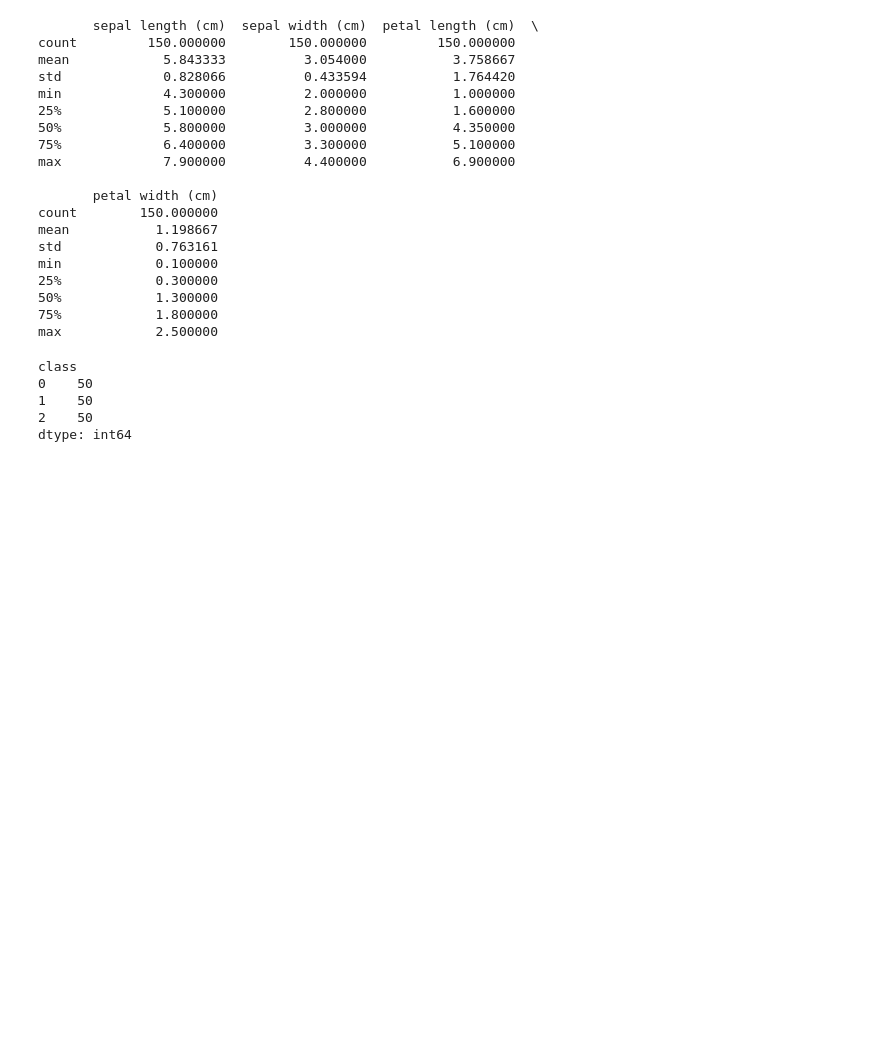
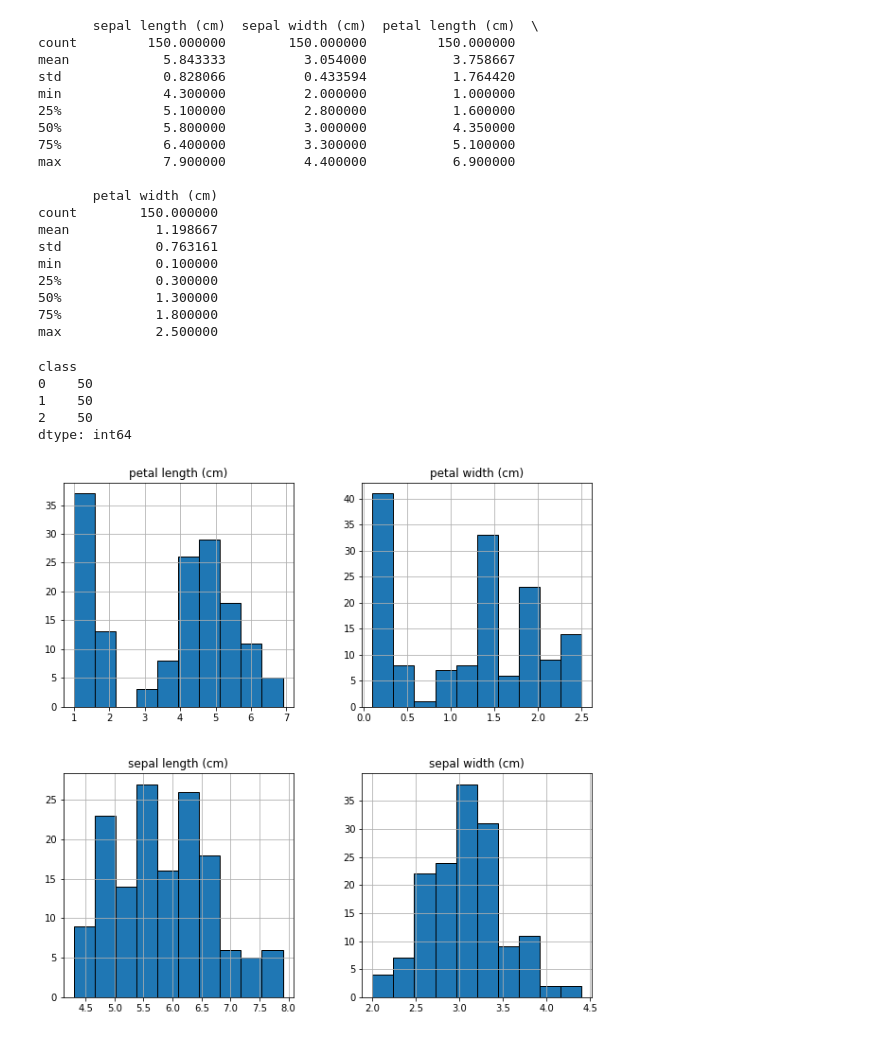
Before and after one commit to agassi4013/Iris-Dataset, a Jupyter notebook: Iris Data Set.ipynb, the cells around one changed output. Cells and saved outputs as stored; diff of their text form; code cells hidden in the pictures; blank space fills up the shorter version.

Commit message:
Add new plots

```diff
--- a/Iris Data Set.ipynb
+++ b/Iris Data Set.ipynb
@@ -105,3 +105,7 @@ class
 1    50
 2    50
 dtype: int64
+# %%
+hist = iris_xpd.hist(edgecolor = 'black', figsize = (10, 10))
+# %% [output]
+[figure, added]
```
Also changed, not shown: parts of 3 cells of this notebook.
